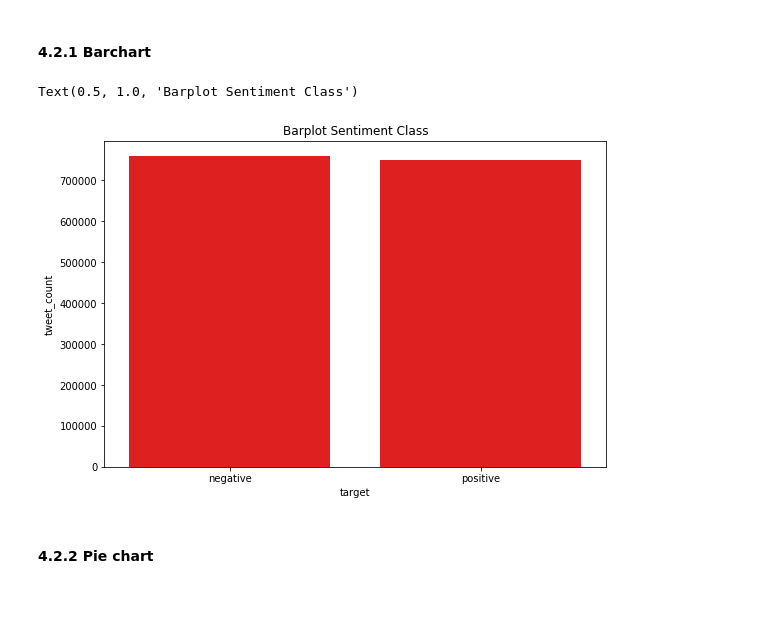
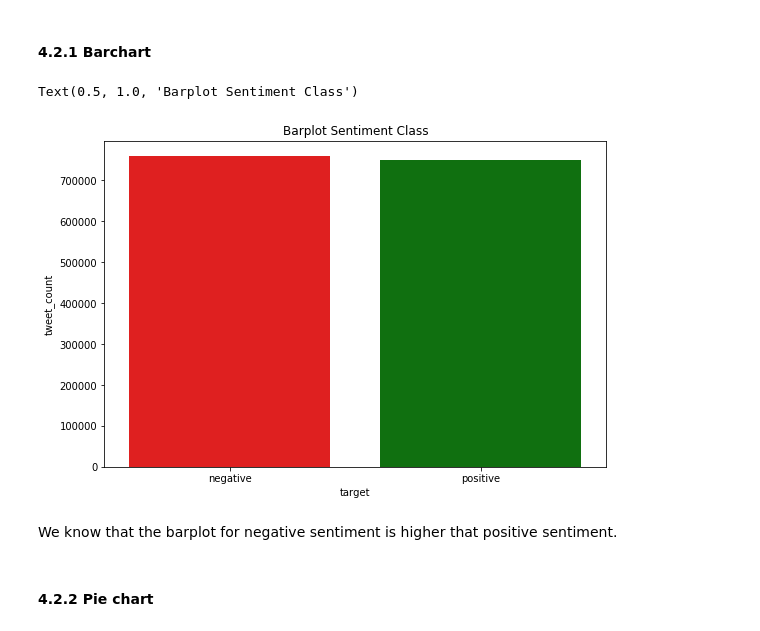
Before and after one commit to nurlailiis/Social-Media-Analysis-With-SPARK, a Jupyter notebook: Twitter Social Media Analysis.ipynb, the cells around one changed output. Saved outputs shown, nothing was run; the diff lists cells and outputs as text; code cells hidden in the pictures; blank space fills up the shorter version.

```diff
--- a/Twitter Social Media Analysis.ipynb
+++ b/Twitter Social Media Analysis.ipynb
@@ -266,13 +266,15 @@ Explore Data Analysis with some of visualization
 # %%
 #visualization
 plt.figure(figsize=(9,6))
-values = df.loc[df['target'] == 1]
-colors = ['red' if x else 'green' for x in values ]
+values = chart['target']
+colors = ['red' if x=='negative' else 'green' for x in values ]
 ax = sns.barplot(x= 'target', y='tweet_count', data=chart, palette=colors)
 ax.set_title('Barplot Sentiment Class')
 # %% [output]
 Text(0.5, 1.0, 'Barplot Sentiment Class')
-[figure, old version]
+[figure, new version]
+# %% [markdown]
+We know that the barplot for negative sentiment is higher that positive sentiment.
 # %% [markdown]
 #### 4.2.2 Pie chart
 # %%
```
Also changed, not shown: parts of 5 cells of this notebook.
